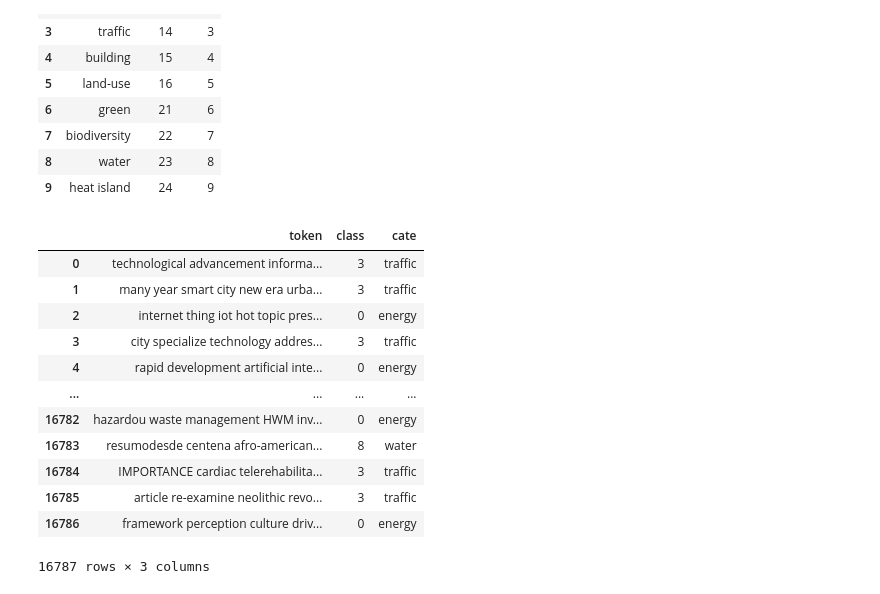
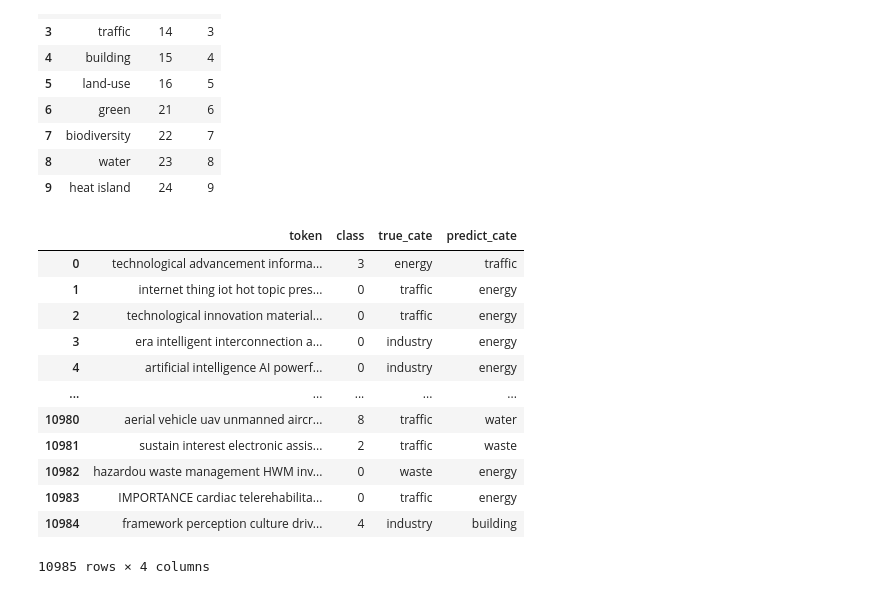
Before and after one commit to solong96/solong96, a Jupyter notebook: 0818_cc_text_classfication.ipynb, the cells around one changed output. Drawn from its saved outputs; the diff is of its cells as text; code cells hidden in the pictures.

```diff
--- a/0818_cc_text_classfication.ipynb
+++ b/0818_cc_text_classfication.ipynb
@@ -130,7 +130,7 @@ def roc_auc(predictions,target):
     roc_auc = metrics.auc(fpr, tpr)
     return roc_auc
 # %%
-xtrain, xvalid, ytrain, yvalid = train_test_split(train.token.values, train.toxic.values,
+xtrain, xvalid, y_train, y_valid = train_test_split(train.token.values, train.toxic.values,
                                                   stratify=train.toxic.values,
                                                   random_state=42,
                                                   test_size=0.2, shuffle=True)
@@ -171,8 +171,8 @@ num_classes=10
 # 8           water
 # 9     heat island
 
-ytrain = le.fit_transform(ytrain)
-yvalid = le.transform(yvalid)
+ytrain = le.fit_transform(y_train)
+yvalid = le.transform(y_valid)
 
 ytrain = to_categorical(ytrain)
 yvalid = to_categorical(yvalid)
@@ -361,0 +354,4 @@ potential climate-change mitigation measure building science literature sparse s
+# %%
+y_valid_class = []
+for i in range(len(y_valid)):
+  y_valid_class.append(word[(word['toxic'] == y_valid[i])]['class'].values[0])
@@ -362,4 +381,4 @@ potential climate-change mitigation measure building science literature sparse s
 # %%
-digital = pd.read_excel('0818_digital_train_token_abstract2.xlsx')
+digital = pd.read_excel('0818_digital_train_token_abstract.xlsx')
 digital
 # %% [output]
@@ -436,26 +455,27 @@ word
 | 8 | water | 23 | 8 |
 | 9 | heat island | 24 | 9 |
 # %%
-predict = {'token': [], 'class': [], 'cate': []}
+predict = {'token': [], 'class': [], 'true_cate': [], 'predict_cate': []}
 for i in tqdm(range(len(xtest))):
   predict['token'].append(xtest[i])
   predict['class'].append(np.where(ytest_model[i] == np.max(ytest_model[i]))[0].item())
-  predict['cate'].append(word[(word['class'] == np.where(ytest_model[i] == np.max(ytest_model[i]))[0].item())]['cate'].values[0])
+  predict['true_cate'].append(digital[(digital['token'] == xtest[i])]['category'].values[0])
+  predict['predict_cate'].append(word[(word['class'] == np.where(ytest_model[i] == np.max(ytest_model[i]))[0].item())]['cate'].values[0])
 predict = pd.DataFrame(predict)
 predict
 # %% [output]
-|  | token | class | cate |
-| 0 | technological advancement informa... | 3 | traffic |
-| 1 | many year smart city new era urba... | 3 | traffic |
-| 2 | internet thing iot hot topic pres... | 0 | energy |
-| 3 | city specialize technology addres... | 3 | traffic |
-| 4 | rapid development artificial inte... | 0 | energy |
-| ... | ... | ... | ... |
-| 16782 | hazardou waste management HWM inv... | 0 | energy |
-| 16783 | resumodesde centena afro-american... | 8 | water |
-| 16784 | IMPORTANCE cardiac telerehabilita... | 3 | traffic |
-| 16785 | article re-examine neolithic revo... | 3 | traffic |
-| 16786 | framework perception culture driv... | 0 | energy |
+|  | token | class | true_cate | predict_cate |
+| 0 | technological advancement informa... | 3 | energy | traffic |
+| 1 | internet thing iot hot topic pres... | 0 | traffic | energy |
+| 2 | technological innovation material... | 0 | traffic | energy |
+| 3 | era intelligent interconnection a... | 0 | industry | energy |
+| 4 | artificial intelligence AI powerf... | 0 | industry | energy |
+| ... | ... | ... | ... | ... |
+| 10980 | aerial vehicle uav unmanned aircr... | 8 | traffic | water |
+| 10981 | sustain interest electronic assis... | 2 | traffic | waste |
+| 10982 | hazardou waste management HWM inv... | 0 | waste | energy |
+| 10983 | IMPORTANCE cardiac telerehabilita... | 0 | traffic | energy |
+| 10984 | framework perception culture driv... | 4 | industry | building |
-16787 rows × 3 columns
+10985 rows × 4 columns
 # %%
 pd.DataFrame(predict).to_excel('0818_digital_predict.xlsx', index=False)
```
Also changed, not shown: parts of 14 cells of this notebook.
